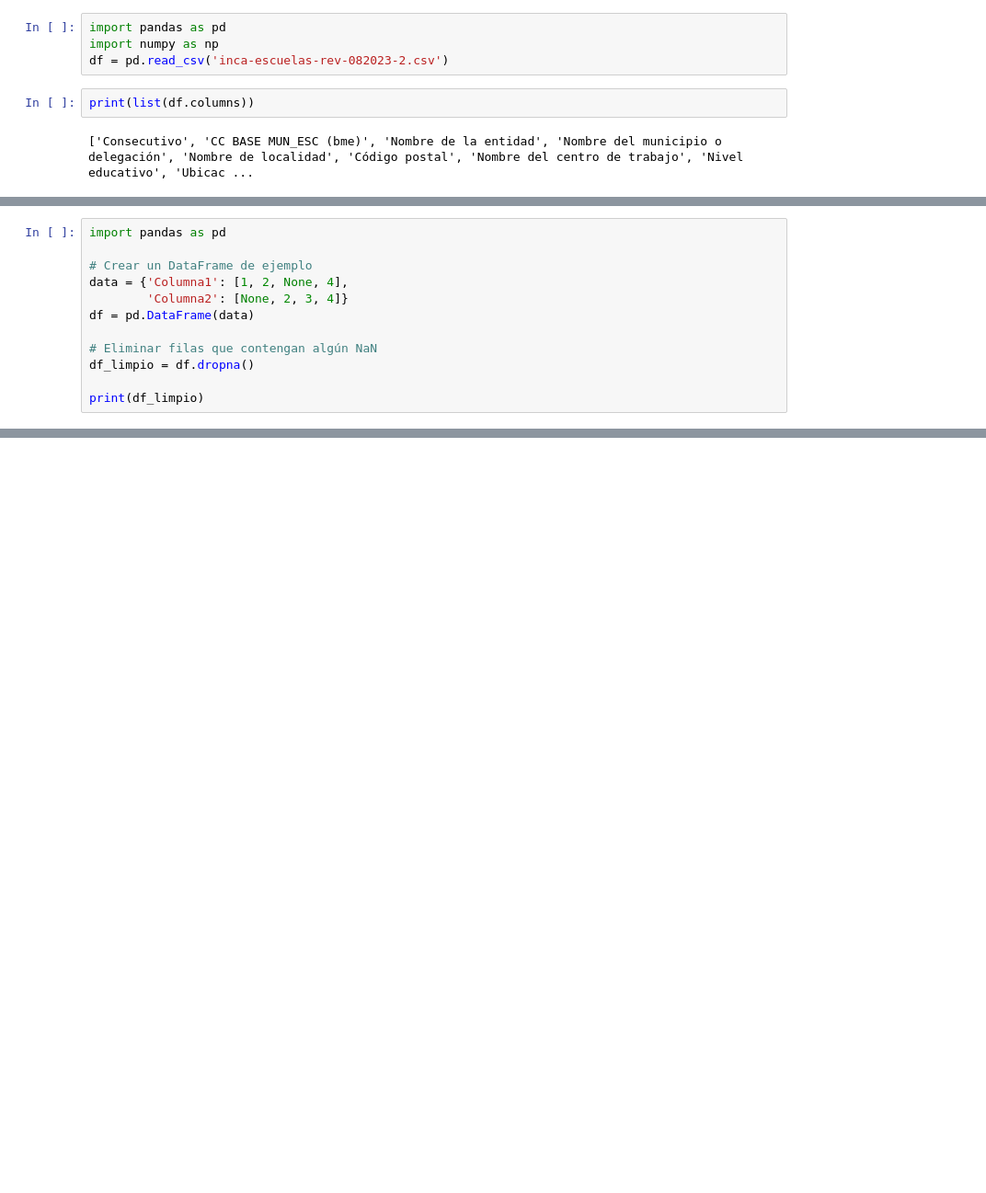
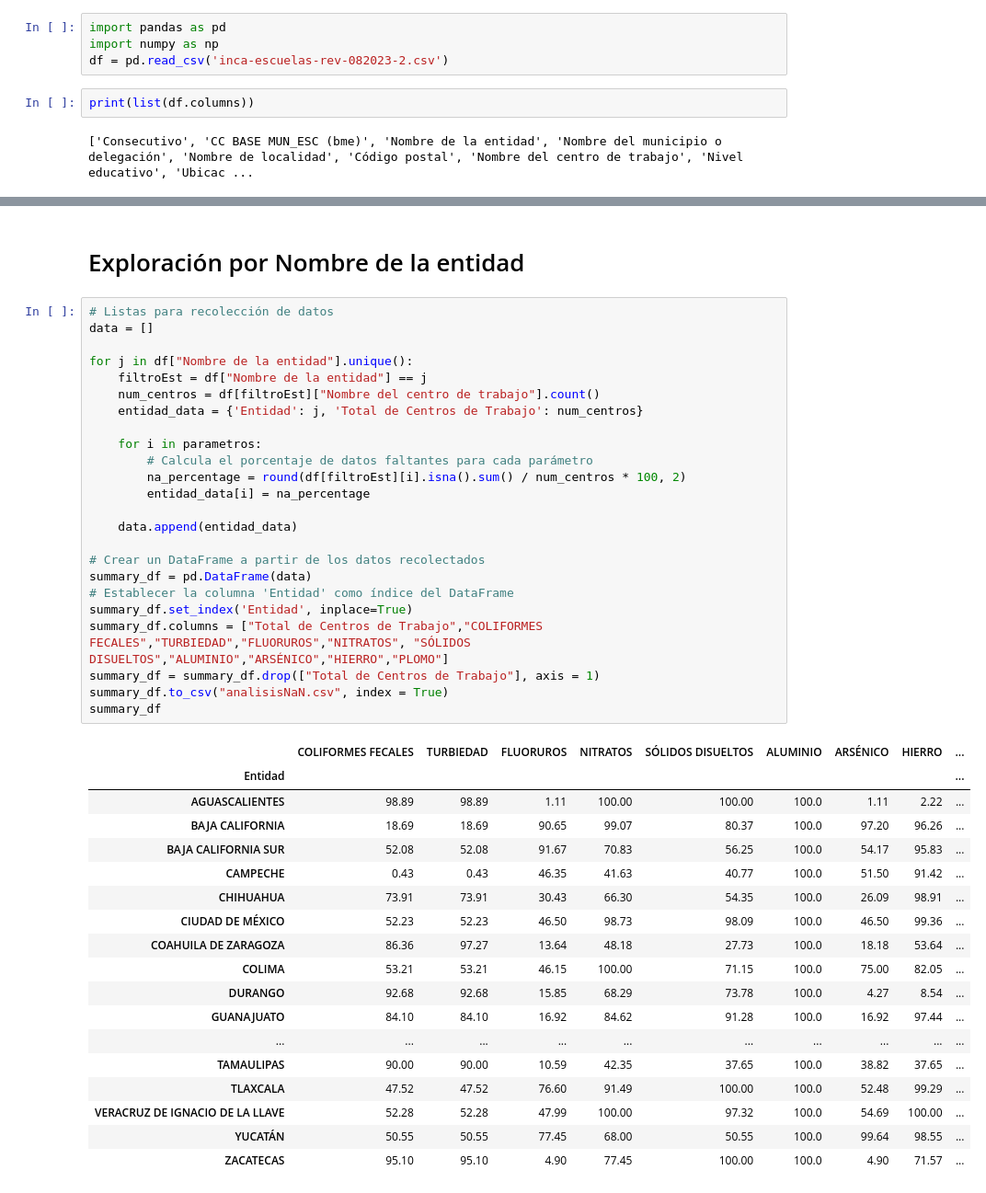
Before and after one commit to dataviz-itam/hackat-n-agua-en-escuelas-Maria-Raymundo-Andrea, a Jupyter notebook: eda.ipynb, the cells around one changed output, grey strips where cells are left out. Shown at 92% size. Cells and saved outputs as stored; diff of their text form; blank space fills up the shorter version.

```diff
--- a/eda.ipynb
+++ b/eda.ipynb
@@ -17,14 +20,2 @@ df.replace('ND', np.nan, inplace=True)
 df.reset_index(drop=True, inplace=True)
 df.to_csv('baseFinal.csv', index=False)
-# %%
-import pandas as pd
-
-# Crear un DataFrame de ejemplo
-data = {'Columna1': [1, 2, None, 4],
-        'Columna2': [None, 2, 3, 4]}
-df = pd.DataFrame(data)
-
-# Eliminar filas que contengan algún NaN
-df_limpio = df.dropna()
-
-print(df_limpio)
@@ -38,0 +93,45 @@ nan
+# %% [markdown]
+# Exploración por Nombre de la entidad
+# %%
+# Listas para recolección de datos
+data = []
+
+for j in df["Nombre de la entidad"].unique():
+    filtroEst = df["Nombre de la entidad"] == j
+    num_centros = df[filtroEst]["Nombre del centro de trabajo"].count()
+    entidad_data = {'Entidad': j, 'Total de Centros de Trabajo': num_centros}
+
+    for i in parametros:
+        # Calcula el porcentaje de datos faltantes para cada parámetro
+        na_percentage = round(df[filtroEst][i].isna().sum() / num_centros * 100, 2)
+        entidad_data[i] = na_percentage
+
+    data.append(entidad_data)
+
+# Crear un DataFrame a partir de los datos recolectados
+summary_df = pd.DataFrame(data)
+# Establecer la columna 'Entidad' como índice del DataFrame
+summary_df.set_index('Entidad', inplace=True)
+summary_df.columns = ["Total de Centros de Trabajo","COLIFORMES FECALES","TURBIEDAD","FLUORUROS","NITRATOS", "SÓLIDOS DISUELTOS","ALUMINIO","ARSÉNICO","HIERRO","PLOMO"]
+summary_df = summary_df.drop(["Total de Centros de Trabajo"], axis = 1)
+summary_df.to_csv("analisisNaN.csv", index = True)
+summary_df
+# %% [output]
+|  | COLIFORMES FECALES | TURBIEDAD | FLUORUROS | NITRATOS | SÓLIDOS DISUELTOS | ALUMINIO | ARSÉNICO | HIERRO | ... |
+| Entidad |  |  |  |  |  |  |  |  | ... |
+| AGUASCALIENTES | 98.89 | 98.89 | 1.11 | 100.00 | 100.00 | 100.0 | 1.11 | 2.22 | ... |
+| BAJA CALIFORNIA | 18.69 | 18.69 | 90.65 | 99.07 | 80.37 | 100.0 | 97.20 | 96.26 | ... |
+| BAJA CALIFORNIA SUR | 52.08 | 52.08 | 91.67 | 70.83 | 56.25 | 100.0 | 54.17 | 95.83 | ... |
+| CAMPECHE | 0.43 | 0.43 | 46.35 | 41.63 | 40.77 | 100.0 | 51.50 | 91.42 | ... |
+| CHIHUAHUA | 73.91 | 73.91 | 30.43 | 66.30 | 54.35 | 100.0 | 26.09 | 98.91 | ... |
+| CIUDAD DE MÉXICO | 52.23 | 52.23 | 46.50 | 98.73 | 98.09 | 100.0 | 46.50 | 99.36 | ... |
+| COAHUILA DE ZARAGOZA | 86.36 | 97.27 | 13.64 | 48.18 | 27.73 | 100.0 | 18.18 | 53.64 | ... |
+| COLIMA | 53.21 | 53.21 | 46.15 | 100.00 | 71.15 | 100.0 | 75.00 | 82.05 | ... |
+| DURANGO | 92.68 | 92.68 | 15.85 | 68.29 | 73.78 | 100.0 | 4.27 | 8.54 | ... |
+| GUANAJUATO | 84.10 | 84.10 | 16.92 | 84.62 | 91.28 | 100.0 | 16.92 | 97.44 | ... |
+| ... | ... | ... | ... | ... | ... | ... | ... | ... | ... |
+| TAMAULIPAS | 90.00 | 90.00 | 10.59 | 42.35 | 37.65 | 100.0 | 38.82 | 37.65 | ... |
+| TLAXCALA | 47.52 | 47.52 | 76.60 | 91.49 | 100.00 | 100.0 | 52.48 | 99.29 | ... |
+| VERACRUZ DE IGNACIO DE LA LLAVE | 52.28 | 52.28 | 47.99 | 100.00 | 97.32 | 100.0 | 54.69 | 100.00 | ... |
+| YUCATÁN | 50.55 | 50.55 | 77.45 | 68.00 | 50.55 | 100.0 | 99.64 | 98.55 | ... |
+| ZACATECAS | 95.10 | 95.10 | 4.90 | 77.45 | 100.00 | 100.0 | 4.90 | 71.57 | ... |
```
Also changed, not shown: parts of 18 cells of this notebook, 6 other files.
